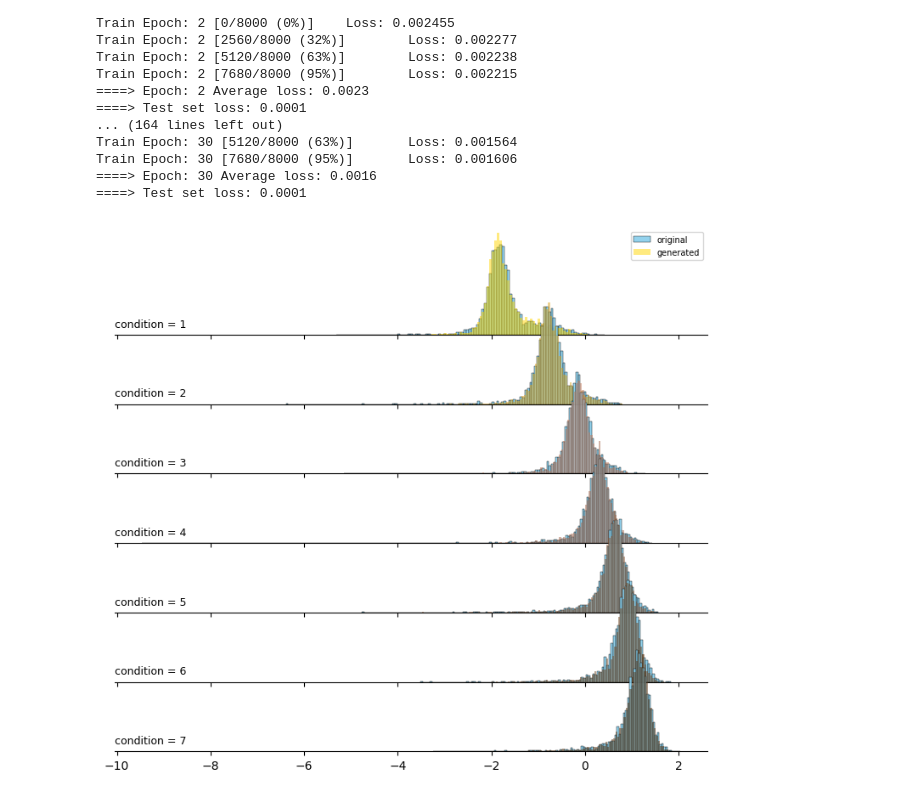
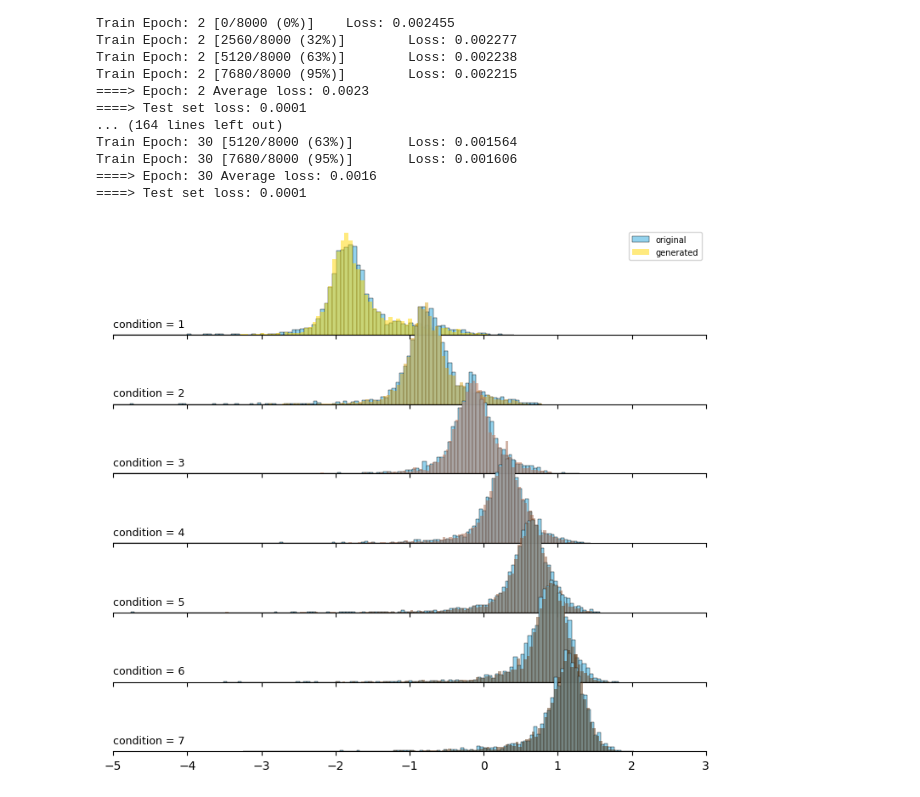
Before and after one commit to igor-cheb/cVAE, a Jupyter notebook: training.ipynb, the cells around one changed output. Saved outputs shown, nothing was run; the diff lists cells and outputs as text; code cells hidden in the pictures.

Commit message:
fix: adjust plot again

```diff
--- a/training.ipynb
+++ b/training.ipynb
@@ -70,23 +70,25 @@ generation_out = list(original_and_generated_for_condition(
 # %%
 fig, axes = plt.subplots(CLASS_SIZE, 1,figsize=(9, 8), sharex=True)
 
 oranges = ["#FFD700", "#DAA520", "#C07A5C", "#A5694F", "#8C5938", "#734A26", "#593716"]
 for el in generation_out:
     sns.histplot(el[1][:, :, 1].flatten(), ax=axes[el[0]-1], alpha=.9, color="#87CEEB", linewidth=.3, label='original')
     sns.histplot(el[2][:, :, 1].flatten(), ax=axes[el[0]-1], alpha=0.5, color=oranges[el[0]-1], linewidth=0, label='generated')
 
     axes[el[0]-1].yaxis.set_visible(False)
     axes[el[0]-1].patch.set_alpha(0)
     axes[el[0]-1].spines['top'].set_visible(False)
     axes[el[0]-1].spines['right'].set_visible(False)
     axes[el[0]-1].spines['left'].set_visible(False)
 
     axes[el[0]-1].text(0, .1, f'condition = {el[0]}', color='black', fontsize=9,
             ha="left", va="center", transform=axes[el[0]-1].transAxes)
+
+    axes[el[0]-1].set_xlim(-5, 3)
 axes[0].legend(fontsize="7")
 fig.subplots_adjust(hspace=-.35)
 # %% [output]
-[figure, old version]
+[figure, new version]
 # %%
     # hist_vals_original, bin_edges = np.histogram(el[1][:, :, 1].flatten(), bins=60)
     # hist_vals_generated, bin_edges = np.histogram(el[2][:, :, 1].flatten(), bins=bin_edges[:-1])
```
